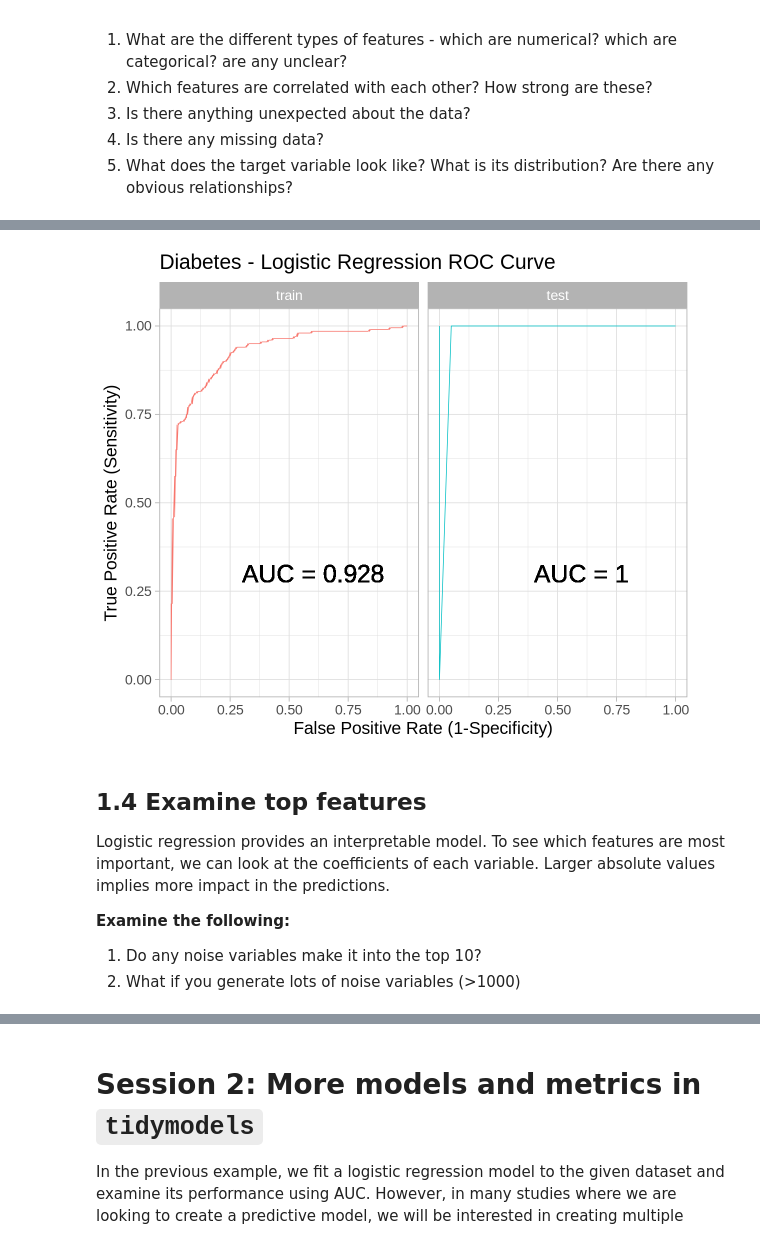
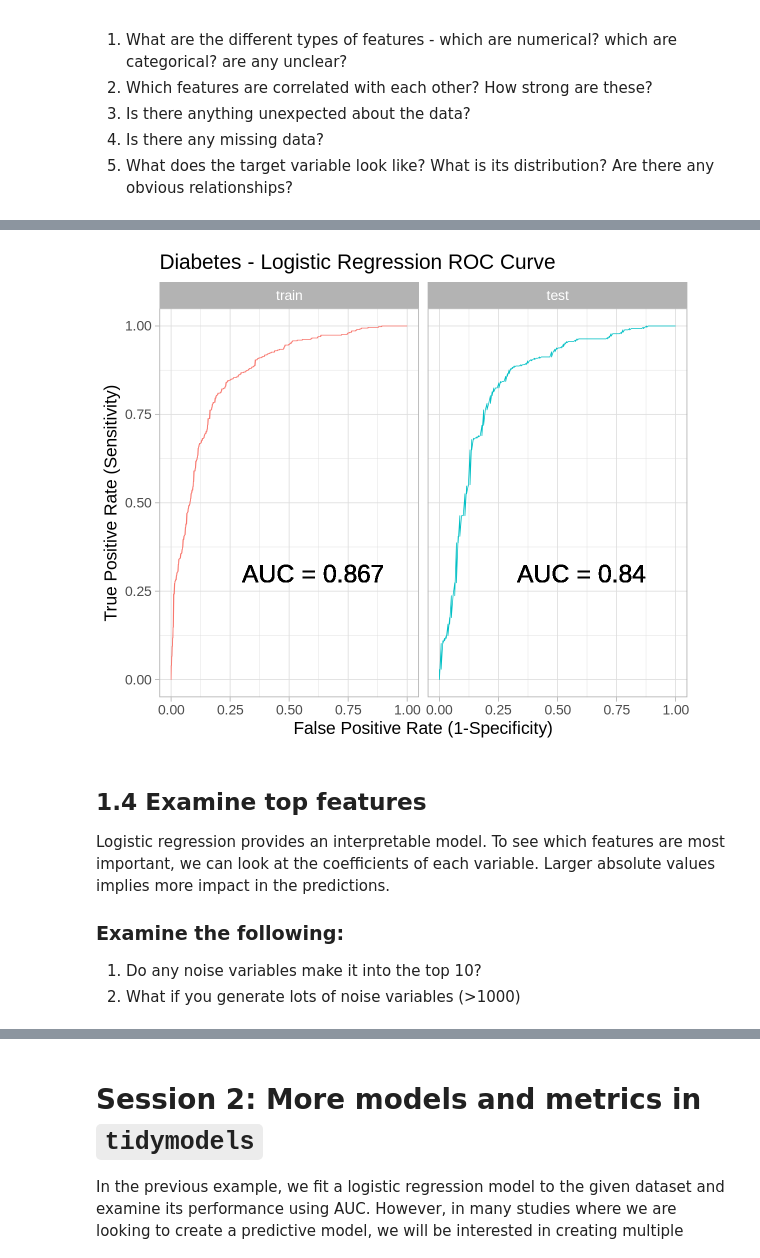
Before and after one commit to bwgoudey/IntroMLforLifeScienceWorkshopR, a Jupyter notebook: IntroToML2024_R.ipynb, the cells around one changed output, grey strips where cells are left out. Drawn from its saved outputs; the diff is of its cells as text; code cells hidden in the pictures.

```diff
--- a/IntroToML2024_R.ipynb
+++ b/IntroToML2024_R.ipynb
@@ -214,3 +166,9 @@ The DataExplorer package takes a data frame and gives a report that has a number
 3. Is there anything unexpected about the data?
 4. Is there any missing data?
 5. What does the target variable look like? What is its distribution? Are there any obvious relationships?
+# %%
+# Load the data
+diabetes_data <- load_diabetes_data(diabetes_df_raw, nsamples=1000, add_n_features=10)
+
+cat(sprintf("Number of individuals in training data: %s\n", nrow(diabetes_data[['study1']])))
+cat(sprintf("Number of individuals in test data: %s\n", nrow(diabetes_data[['study2']])))
@@ -258,43 +264,56 @@ We begin by plotting the data, the model fit and some classic summary statistics
 # %%
 options(repr.plot.width = 12, repr.plot.height = 10, repr.plot.res = 100)
 
-diabetes_data <- load_diabetes_data(diabetes_df_raw, nsamples=400, add_n_features=10)
-diabetes_study1_df <- diabetes_data[['study1']]
-diabetes_study2_df <- diabetes_data[['study2']]
+#diabetes_data <- load_diabetes_data(diabetes_df_raw, nsamples=400, add_n_features=10)
 
-# Setting up the model specification
+# Setting up the model specification via parsnip::logistic_reg
 logit_spec <- logistic_reg(mode = "classification", penalty = 0, engine = "glm")
 
-# Setting up the workflow
+# Set up a recipe defining how you want the data to be transformed
+# and defining the model response (diabetes) and features (everything else)
+#
+# Note the commented out part defining which variables to log transform.
+#  feel free to add this back in.
+diabetes_rec <-
+  recipe(diabetes ~ ., data = diabetes_data[['study1']]) #%>%
+  #step_log(alt_u_l, triglyceride_mmol_l) %>%
+  #step_normalize(all_numeric_predictors())
+
+# Note with the formula
+# Any variable on the left-hand side of the tilde (~) is considered the model outcome (here, diabetes).
+# On the right-hand side of the tilde are the predictors. Variables may be listed by name, or you can use the dot (.)
+# to indicate all other variables as predictors.
+
+# Setting up the workflow that combines model and preprocessing
 workflow <- workflow() %>%
-  add_model(logit_spec) %>%
-  add_formula(diabetes ~ .) # Any variable on the left-hand side of the tilde (~) is considered the model outcome (here, arr_delay). On the right-hand side of the tilde are the predictors. Variables may be listed by name, or you can use the dot (.) to indicate all other variables as predictors.
+  add_recipe(diabetes_rec) %>%
+  add_model(logit_spec)
 
 # Fitting the model
 model_fit <- workflow %>%
          fit(data = diabetes_data[['study1']])
 
 # Make predictions
 diabetes_train_preds <- predict(model_fit, diabetes_data[['study1']], type = "prob")
 diabetes_test_preds  <- predict(model_fit, diabetes_data[['study2']], type = "prob")
 
 # Pull out the actual labels
 diabetes_train_labels <- diabetes_data[['study1']] %>% dplyr::select(diabetes)
 diabetes_test_labels  <- diabetes_data[['study2']] %>% dplyr::select(diabetes)
 
 
 # Now plot the ROC curves and their AUCs
 plot_roc_auc(diabetes_train_preds, diabetes_test_preds,
              diabetes_train_labels, diabetes_test_labels,
              label="Diabetes - Logistic Regression")
 # %% [output]
-[figure, old version]
+[figure, new version]
 # %% [markdown]
 ## 1.4 Examine top features
 Logistic regression provides an interpretable model. To see which features are most important, we can look at the coefficients of each variable. Larger absolute values implies more impact in the predictions.
 
 
-**Examine the following:**
+### Examine the following:
 
 1. Do any noise variables make it into the top 10?
 2. What if you generate lots of noise variables (>1000)
```
Also changed, not shown: parts of 27 cells of this notebook.
